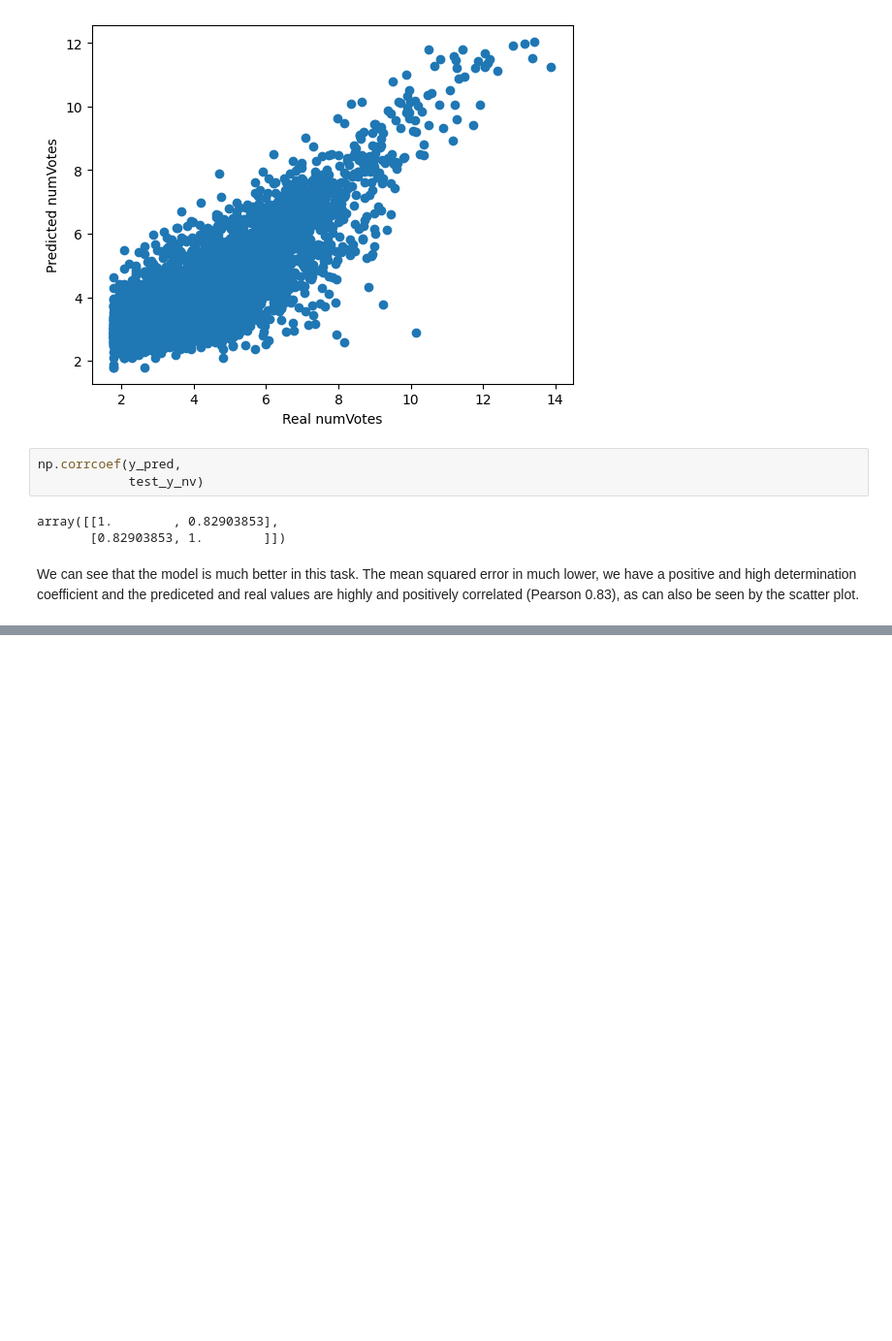
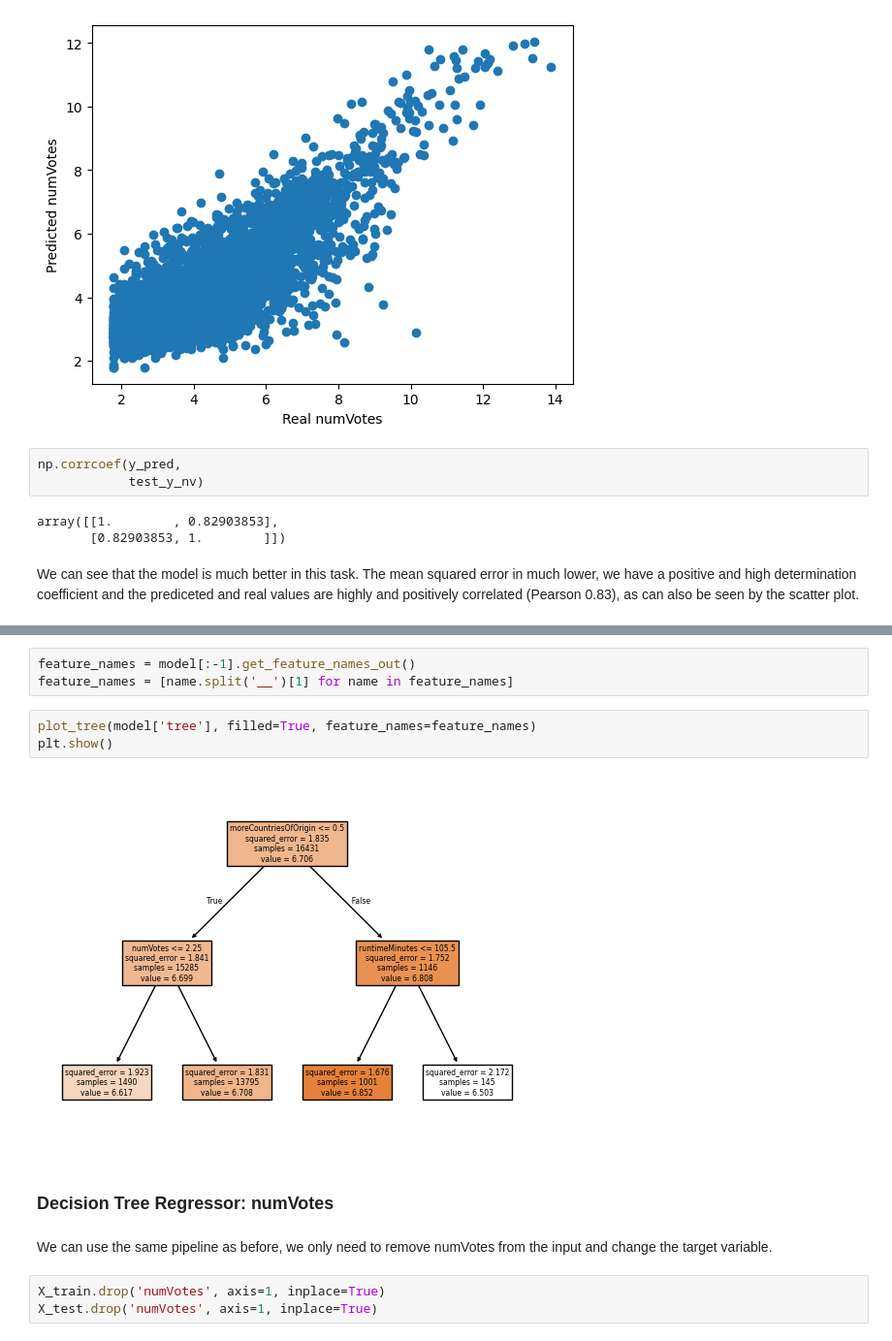
Before and after one commit to g-fabiani4-unipi/dm1_project, a Jupyter notebook: src/regression.ipynb, the cells around one changed output, grey strips where cells are left out. Shown at 97% size. Saved outputs shown, nothing was run; the diff lists cells and outputs as text; blank space fills up the shorter version.

```diff
--- a/src/regression.ipynb
+++ b/src/regression.ipynb
@@ -329,0 +496,15 @@ We can see that the model is much better in this task. The mean squared error in
+# %%
+feature_names = model[:-1].get_feature_names_out()
+feature_names = [name.split('__')[1] for name in feature_names]
+# %%
+plot_tree(model['tree'], filled=True, feature_names=feature_names)
+plt.show()
+# %% [output]
+[figure, added]
+# %% [markdown]
+### Decision Tree Regressor: numVotes
+# %% [markdown]
+We can use the same pipeline as before, we only need to remove numVotes from the input and change the target variable.
+# %%
+X_train.drop('numVotes', axis=1, inplace=True)
+X_test.drop('numVotes', axis=1, inplace=True)
```
Also changed, not shown: parts of 34 cells of this notebook.
